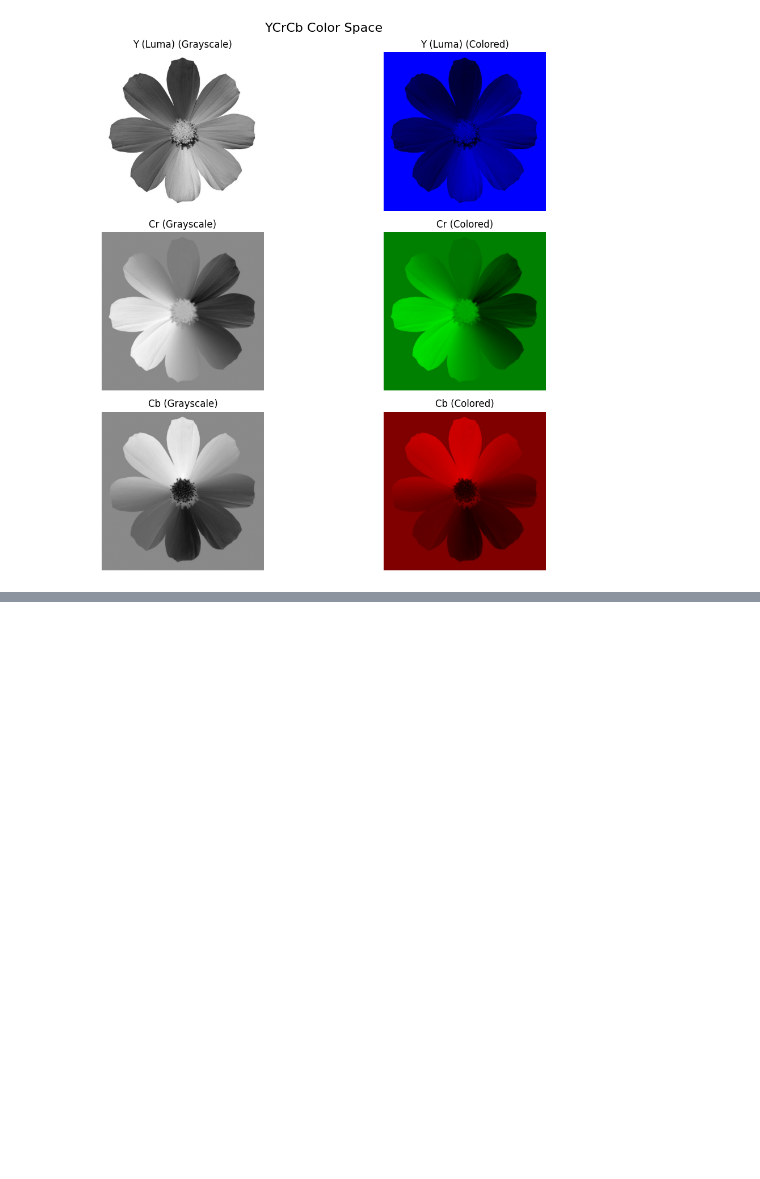
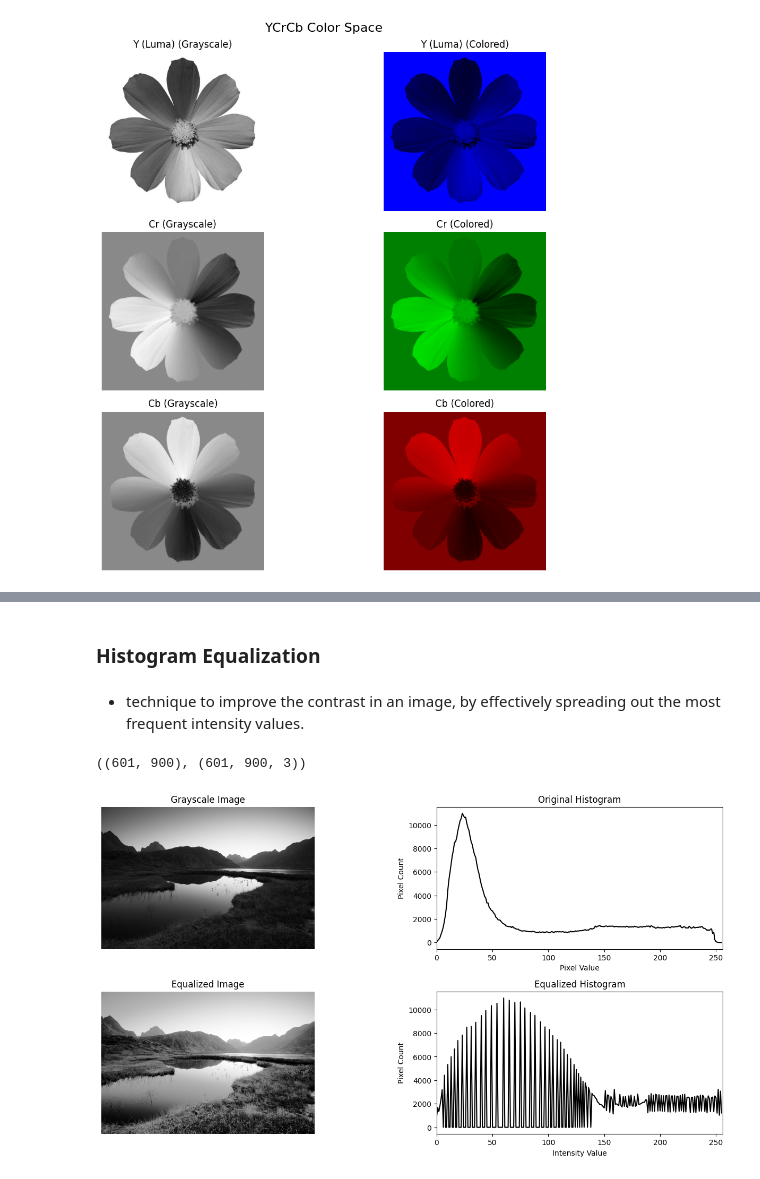
Before and after one commit to S-acharya57/Computer-Vision-Foundations-and-More, a Jupyter notebook: 3. Image Processing/content_tutorial.ipynb, the cells around one changed output, grey strips where cells are left out. Drawn from its saved outputs; the diff is of its cells as text; code cells hidden in the pictures; blank space fills up the shorter version.

```diff
--- a/3. Image Processing/content_tutorial.ipynb
+++ b/3. Image Processing/content_tutorial.ipynb
@@ -206,0 +326,50 @@ visualize_color_space(
+# %% [markdown]
+### Histogram Equalization
+# %% [markdown]
+- technique to improve the contrast in an image, by effectively spreading out the most frequent intensity values.
+# %%
+image = cv.imread('dark_scenery.jpg')
+
+img = cv.cvtColor(image, cv.COLOR_BGR2GRAY)
+img.shape, image.shape
+# %% [output]
+((601, 900), (601, 900, 3))
+# %%
+equalized_img = cv.equalizeHist(img) # requires 8-bit single-channel image
+
+plt.figure(figsize=(16, 8))
+
+# Grayscale image
+plt.subplot(2, 2, 1)
+plt.imshow(img, cmap='gray')
+plt.title("Grayscale Image")
+plt.axis('off')
+
+# Original histogram
+plt.subplot(2, 2, 2)
+hist_original = cv.calcHist([img], [0], mask=None, histSize=[256], ranges=[0, 256])
+plt.plot(hist_original, color='black')
+plt.title("Original Histogram")
+plt.xlabel("Pixel Value")
+plt.ylabel("Pixel Count")
+plt.xlim([0, 256])
+
+# Equalized image
+plt.subplot(2, 2, 3)
+plt.imshow(equalized_img, cmap='gray')
+plt.title('Equalized Image')
+plt.axis('off')
+
+# Equalized histogram
+plt.subplot(2, 2, 4)
+hist_equalized = cv.calcHist([equalized_img], [0], None, [256], [0, 256])
+plt.plot(hist_equalized, color='black')
+plt.title('Equalized Histogram')
+plt.xlabel('Intensity Value')
+plt.ylabel('Pixel Count')
+plt.xlim([0, 256])
+
+plt.subplots_adjust(wspace=0.3, hspace=0.3)
+plt.show()
+# %% [output]
+[figure, added]
```
Also changed, not shown: parts of 11 cells of this notebook, 1 other file.
